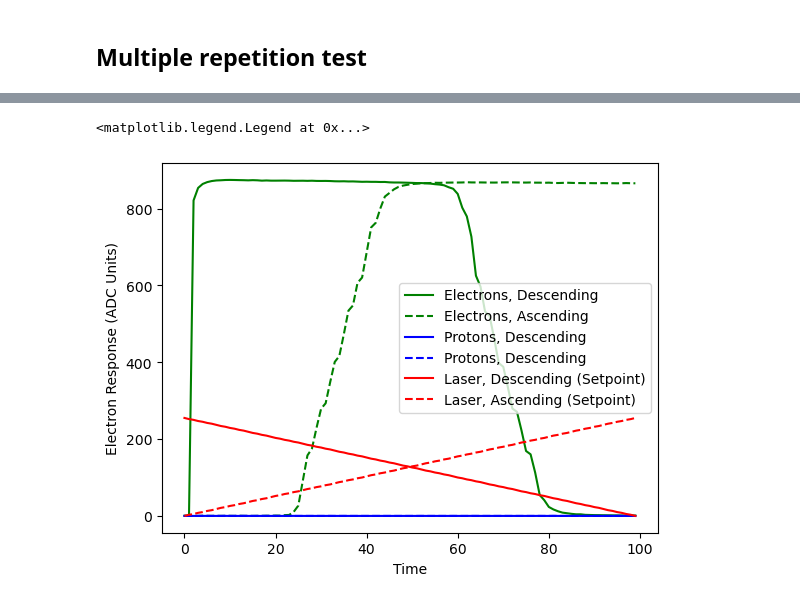
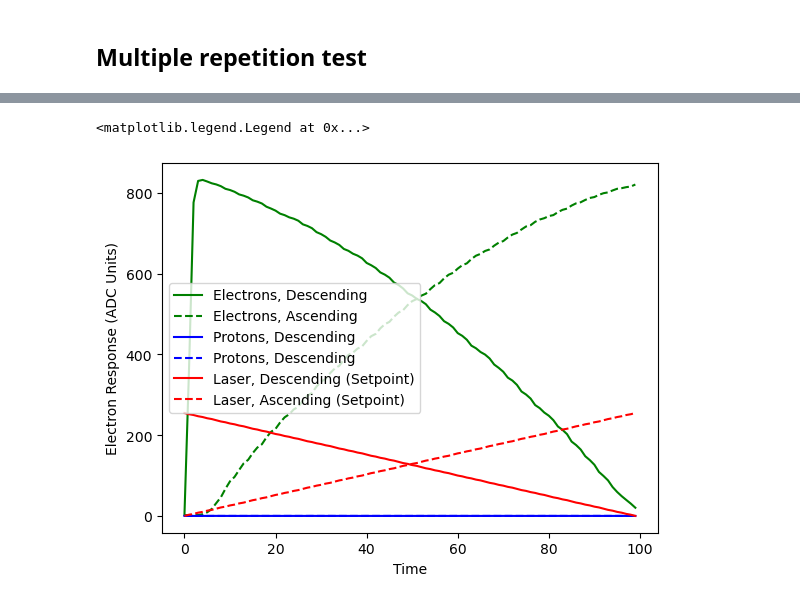
Before and after one commit to sfeister/dolphindaq, a Jupyter notebook: Jupyter/drafts/2024-08-26 Synchronous Control Loop.ipynb, the cells around one changed output, grey strips where cells are left out. Saved outputs shown, nothing was run; the diff lists cells and outputs as text; code cells hidden in the pictures.

```diff
--- a/Jupyter/drafts/2024-08-26 Synchronous Control Loop.ipynb
+++ b/Jupyter/drafts/2024-08-26 Synchronous Control Loop.ipynb
@@ -184,8 +187,10 @@ Function realpulse took 0.0759 seconds
 # test pulse
 pulse_descent = np.round(np.linspace(1, 0, 100)*255)
 pulse_ascent = np.round(np.linspace(0, 1, 100)*255)
-elecs1, prots1, pulse1 = realpulse(pulse_descent, reps=10)
-elecs2, prots2, pulse2 = realpulse(pulse_ascent, reps=10)
+#pulse_descent = np.round(np.linspace(125, 50, 100))
+#pulse_ascent = np.round(np.linspace(50, 125, 100))
+elecs1, prots1, pulse1 = realpulse(pulse_descent, reps=50)
+elecs2, prots2, pulse2 = realpulse(pulse_ascent, reps=50)
 
 plt.plot(np.mean(elecs1, axis=0), label="Electrons, Descending", c='g')
 plt.plot(np.mean(elecs2, axis=0), '--', label="Electrons, Ascending", c='g')
@@ -202,2 +207,2 @@ Function realpulse took 0.2572 seconds
 <matplotlib.legend.Legend at 0x...>
-[figure, old version]
+[figure, new version]
```
Also changed, not shown: parts of 3 cells of this notebook, 1 other file.
